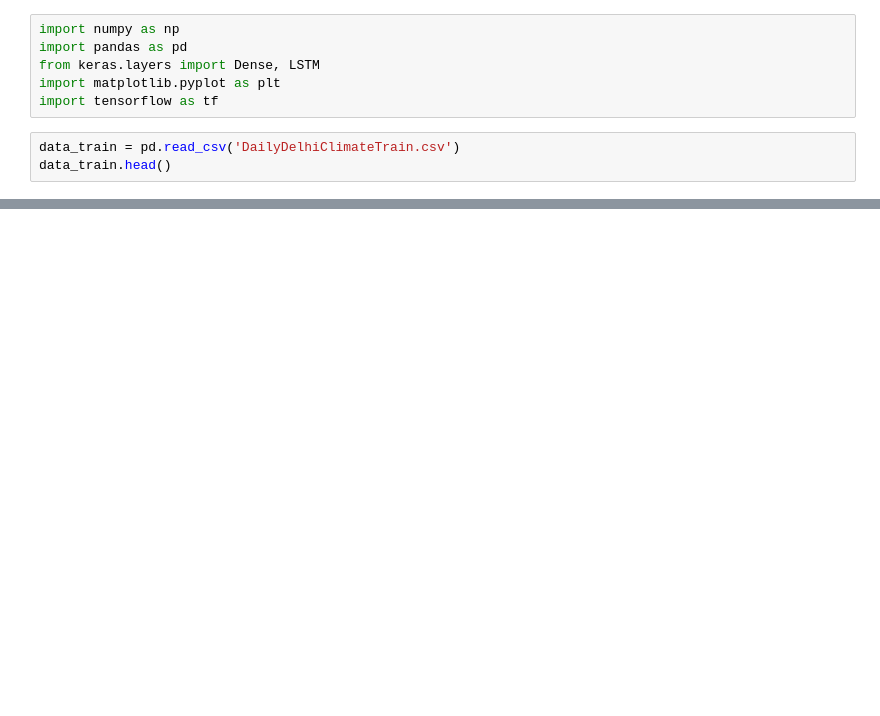
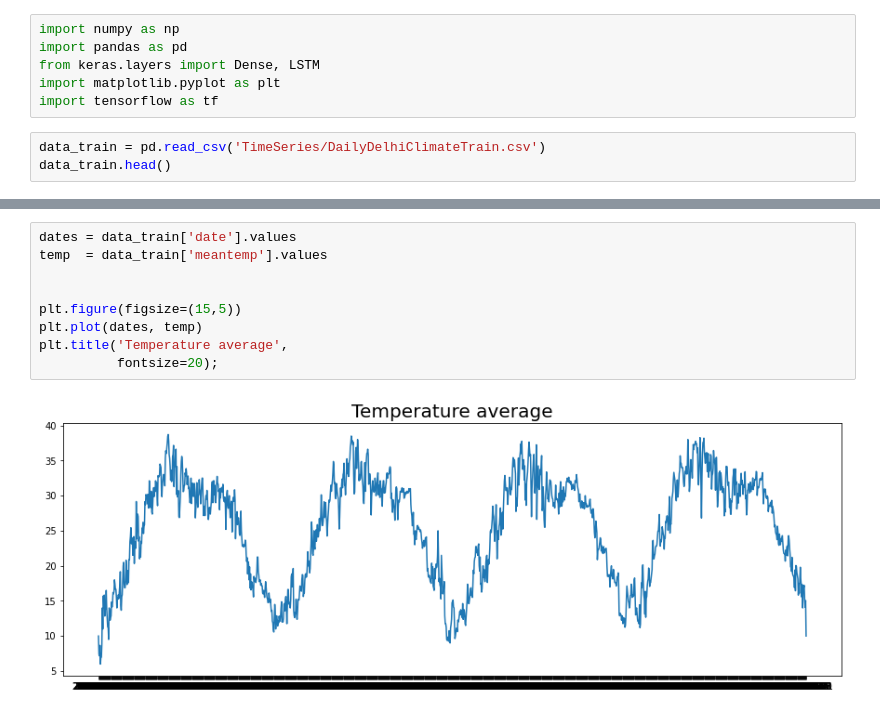
Before and after one commit to imadegunawinangun/TimeSeries, a Jupyter notebook: Time_Series.ipynb, the cells around one changed output, grey strips where cells are left out. Drawn from its saved outputs; the diff is of its cells as text; blank space fills up the shorter version.

```diff
--- a/Time_Series.ipynb
+++ b/Time_Series.ipynb
@@ -7,6 +16,6 @@ from keras.layers import Dense, LSTM
 import matplotlib.pyplot as plt
 import tensorflow as tf
 # %%
-data_train = pd.read_csv('DailyDelhiClimateTrain.csv')
+data_train = pd.read_csv('TimeSeries/DailyDelhiClimateTrain.csv')
 data_train.head()
 # %% [output]
@@ -13,0 +37,11 @@ FileNotFoundError: ignored
+# %%
+dates = data_train['date'].values
+temp  = data_train['meantemp'].values
+
+
+plt.figure(figsize=(15,5))
+plt.plot(dates, temp)
+plt.title('Temperature average',
+          fontsize=20);
+# %% [output]
+[figure, added]
```
Also changed, not shown: parts of 6 cells of this notebook.
